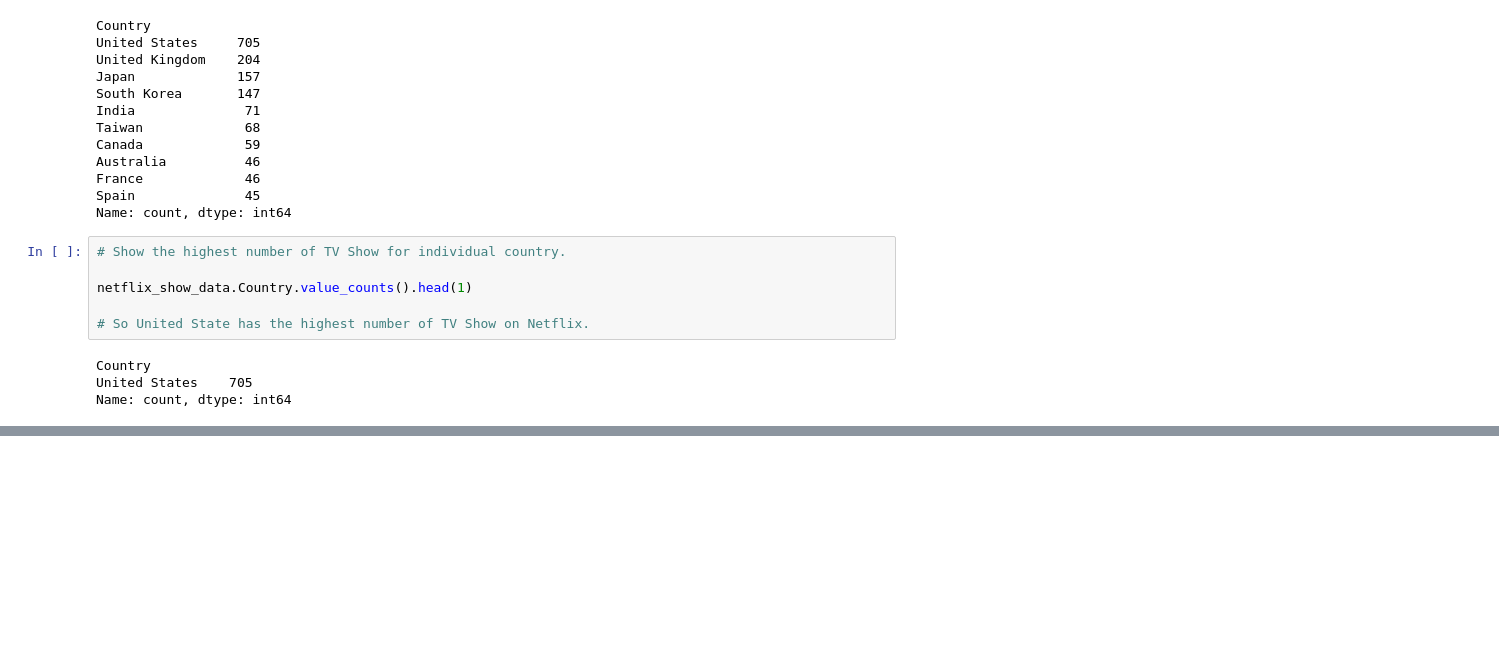
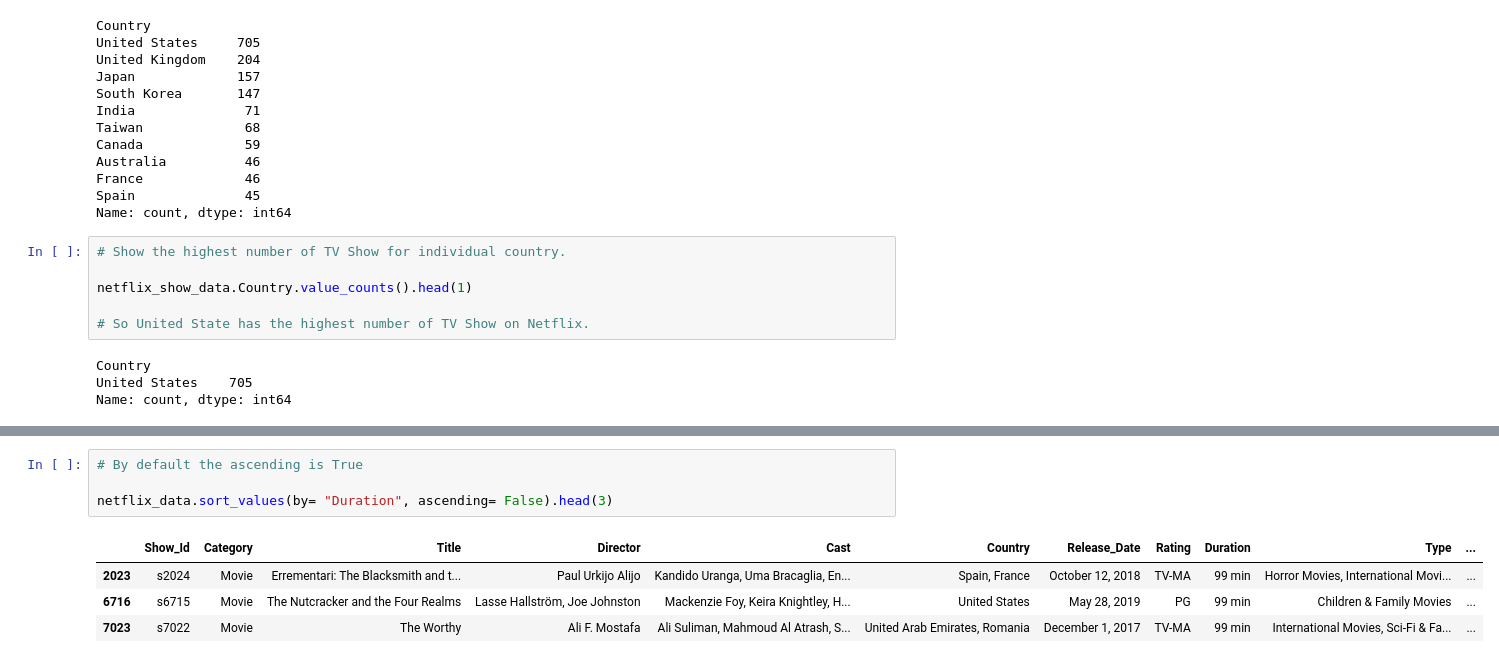
Before and after one commit to abdullahkhan-10/Python-Complete-Course, a Jupyter notebook: Python Projects/Begineer Projects/7_netflix_data.ipynb, the cells around one changed output, grey strips where cells are left out. Saved outputs shown, nothing was run; the diff lists cells and outputs as text; blank space fills up the shorter version.

```diff
--- a/Python Projects/Begineer Projects/7_netflix_data.ipynb
+++ b/Python Projects/Begineer Projects/7_netflix_data.ipynb
@@ -610,0 +635,9 @@ Name: count, dtype: int64
+# %%
+# By default the ascending is True
+
+netflix_data.sort_values(by= "Duration", ascending= False).head(3)
+# %% [output]
+|  | Show_Id | Category | Title | Director | Cast | Country | Release_Date | Rating | Duration | Type | ... |
+| 2023 | s2024 | Movie | Errementari: The Blacksmith and t... | Paul Urkijo Alijo | Kandido Uranga, Uma Bracaglia, En... | Spain, France | October 12, 2018 | TV-MA | 99 min | Horror Movies, International Movi... | ... |
+| 6716 | s6715 | Movie | The Nutcracker and the Four Realms | Lasse Hallström, Joe Johnston | Mackenzie Foy, Keira Knightley, H... | United States | May 28, 2019 | PG | 99 min | Children & Family Movies | ... |
+| 7023 | s7022 | Movie | The Worthy | Ali F. Mostafa | Ali Suliman, Mahmoud Al Atrash, S... | United Arab Emirates, Romania | December 1, 2017 | TV-MA | 99 min | International Movies, Sci-Fi & Fa... | ... |
```
Also changed, not shown: parts of 3 cells of this notebook.
